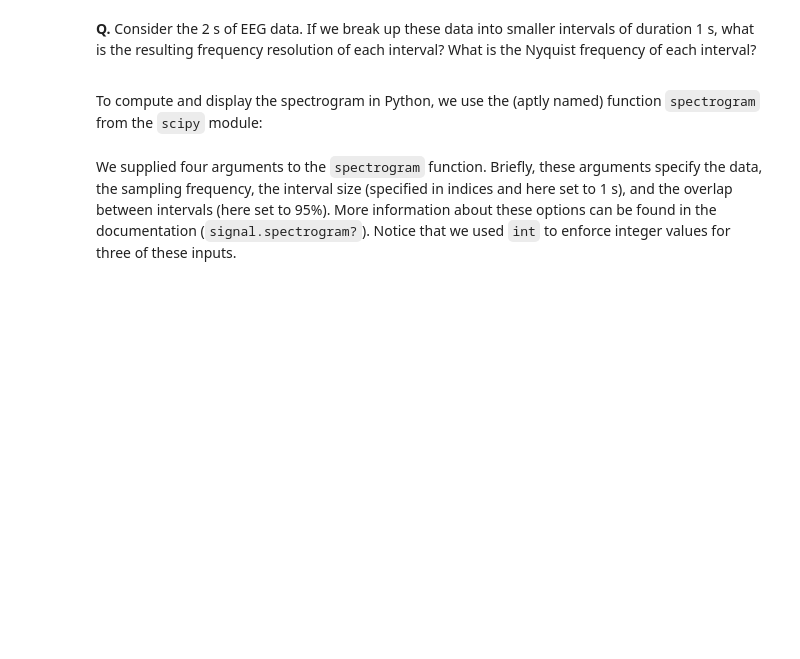
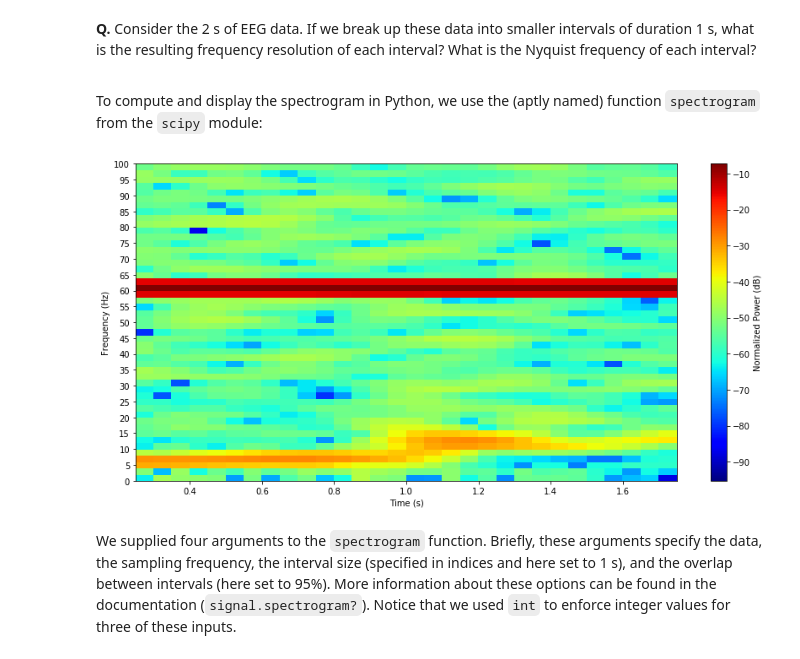
Before and after one commit to jaib1/Case-Studies-Python, a Jupyter notebook: content/03/the-power-spectrum-part-1.ipynb, the cells around one changed output. Drawn from its saved outputs; the diff is of its cells as text; code cells hidden in the pictures; blank space fills up the shorter version.

```diff
--- a/content/03/the-power-spectrum-part-1.ipynb
+++ b/content/03/the-power-spectrum-part-1.ipynb
@@ -857,3 +860,25 @@ show()
+# %%
+# Get the sampling frequency of the data, and set it as the size
+# the interval of the spectrogram, and set the overlap between
+# intervals as 0.95 of the interval
+Fs = 1 / dt
+interval = int(0.5*Fs)
+overlap = int(0.9*interval)
+
+# Compute the spectrogram, and plot it
+f, t, Sxx = spectrogram(x, fs=Fs, window='hamming', nperseg=interval, noverlap=overlap)
+Sxx_db = 10*np.log10(Sxx)
+fig13, ax13 = plt.subplots(figsize=(12,6))
+s = ax13.pcolormesh(t, f, Sxx_db, cmap='jet')
+ax13.set_ylim([0,100])
+ax13.set_xlabel('Time (s)')
+ax13.set_ylabel('Frequency (Hz)')
+ax13.set_yticks(np.arange(0,105,5))
+# ax13.set_xticks(np.arange(0,2,0.2))
+cbar = fig13.colorbar(s)
+cbar.set_label('Normalized Power (dB)')
+# %% [output]
+[figure, added]
 # %% [markdown]
 We supplied four arguments to the `spectrogram` function. Briefly, these arguments specify the data, the sampling frequency, the interval size (specified in indices and here set to 1 s), and the overlap between intervals (here set to 95%). More information about these options can be found in the documentation (`signal.spectrogram?`). Notice that we used `int` to enforce integer values for three of these inputs.
 # %% [markdown]
```
Also changed, not shown: parts of 13 cells of this notebook.
